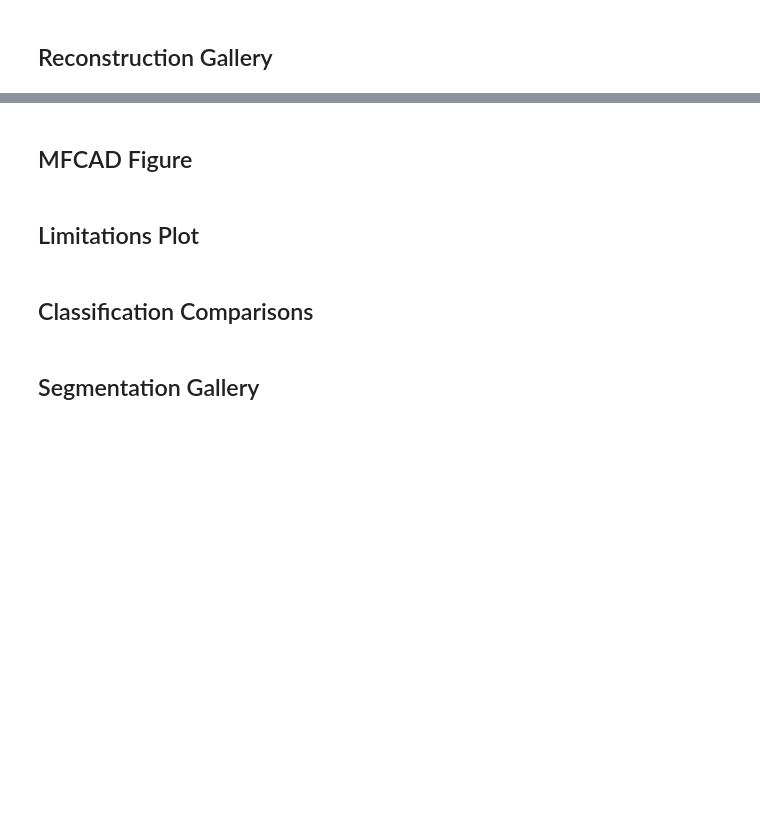
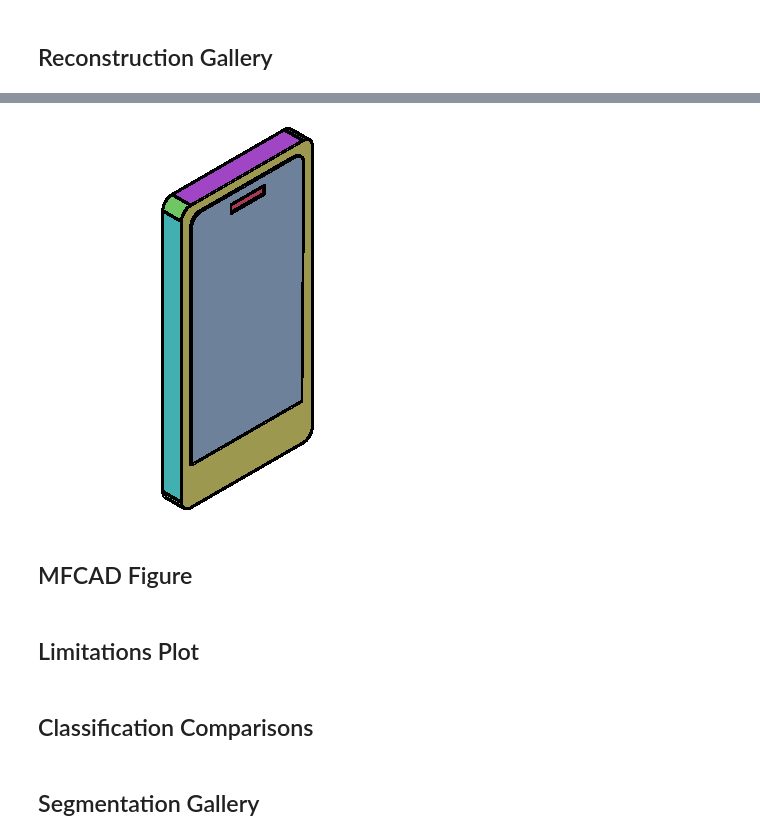
Before and after one commit to deGravity/automatetest, a Jupyter notebook: transfer_learning/figures.ipynb, the cells around one changed output, grey strips where cells are left out. Saved outputs shown, nothing was run; the diff lists cells and outputs as text; code cells hidden in the pictures; blank space fills up the shorter version.

Commit message:
Reimplemented / implemented figures with new plotting. Left some alpha rendering WIP commented out.

```diff
--- a/transfer_learning/figures.ipynb
+++ b/transfer_learning/figures.ipynb
@@ -128,8 +54,8 @@ figure_out_path = os.path.join('figure_out', 'reconstructions.png')
 test_poses_path = os.path.join(datasets, 'f360seg_test_poses.npy')
 test_zooms_path = os.path.join(datasets, 'f360seg_test_zooms.npy')
 
-rows = 6
-cols = 4
+rows = 4
+cols = 6
 size = 5
 
 grid_density = 100
@@ -217,3 +267,15 @@ fig.savefig(figure_out_path)
+# %%
+test_idx = 2711
+part = Part(data.open(parts_list[test_idx]).read().decode('utf-8'))
+# %%
+V = part.mesh.V
+F = part.mesh.F
+F_id = part.mesh_topology.face_to_topology
+# %%
+angle = get_camera_angle(V,F,F_id,optimize='seg')
+Image.fromarray(render_segmented_mesh(V,F,F_id,camera_params=angle).astype(np.uint8))
+# %% [output]
+[figure, added]
 # %% [markdown]
 ## MFCAD Figure
 # %%
```
Also changed, not shown: parts of 24 cells of this notebook, 3 other files.
